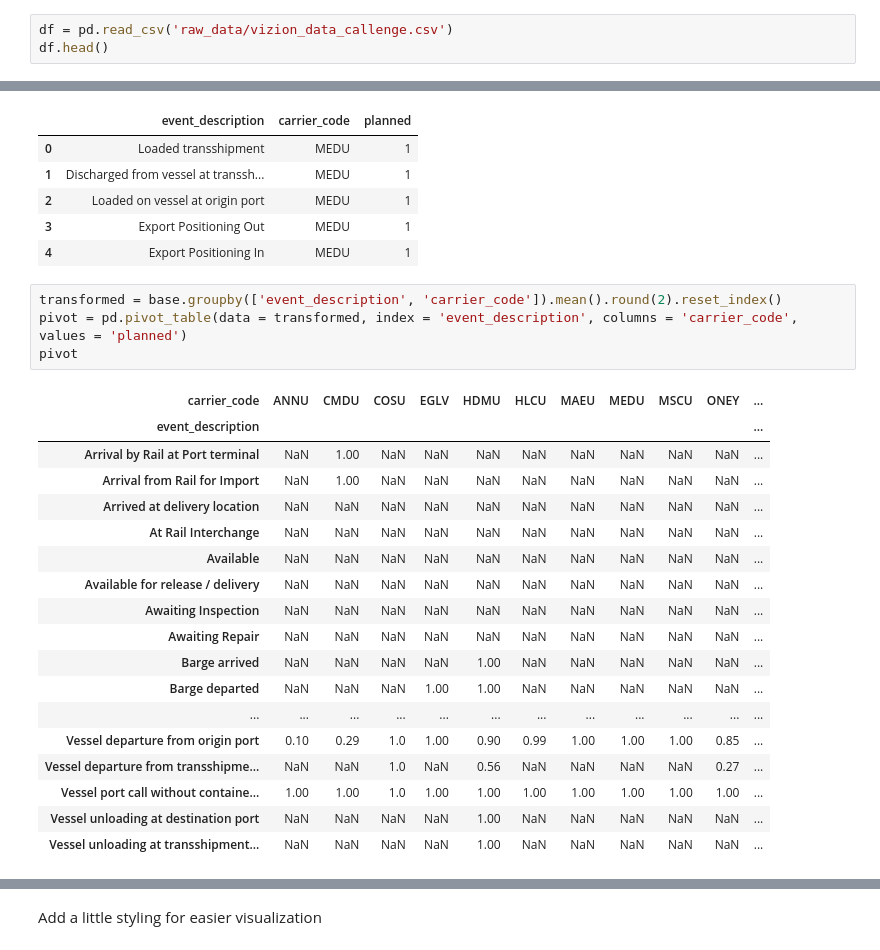
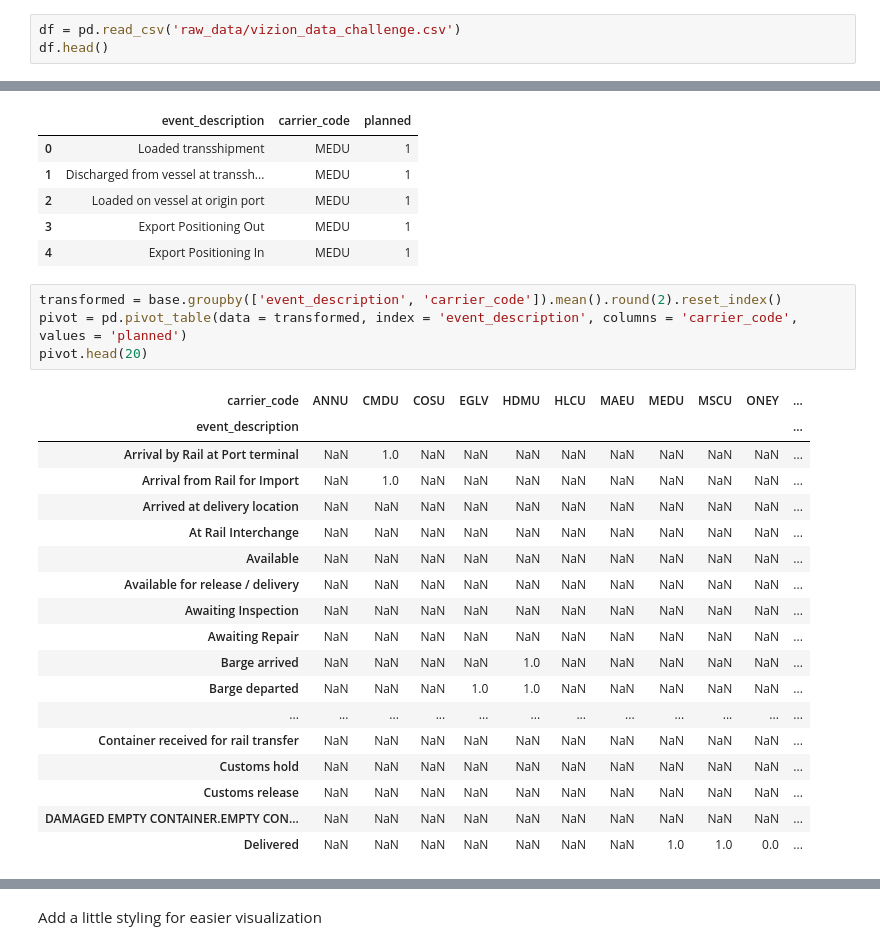
Before and after one commit to kellychin79/challenges, a Jupyter notebook: vizion_data_challenge.ipynb, the cells around one changed output, grey strips where cells are left out. Cells and saved outputs as stored; diff of their text form.

```diff
--- a/vizion_data_challenge.ipynb
+++ b/vizion_data_challenge.ipynb
@@ -10,7 +10,7 @@ The data sample was generated from a larger set of 250+ million rows. Please kee
 
 Note: The actual file is not uploaded becasue it exceeds GitHub's file size limit of 100.00 MB
 # %%
-df = pd.read_csv('raw_data/vizion_data_callenge.csv')
+df = pd.read_csv('raw_data/vizion_data_challenge.csv')
 df.head()
 # %% [output]
 |  | reference_id | reference_update_id | related_vessel | data_updated_at | event_raw_description | ... |
@@ -218,23 +218,23 @@ base.head()
 # %%
 transformed = base.groupby(['event_description', 'carrier_code']).mean().round(2).reset_index()
 pivot = pd.pivot_table(data = transformed, index = 'event_description', columns = 'carrier_code', values = 'planned')
-pivot
+pivot.head(20)
 # %% [output]
 | carrier_code | ANNU | CMDU | COSU | EGLV | HDMU | HLCU | MAEU | MEDU | MSCU | ONEY | ... |
 | event_description |  |  |  |  |  |  |  |  |  |  | ... |
-| Arrival by Rail at Port terminal | NaN | 1.00 | NaN | NaN | NaN | NaN | NaN | NaN | NaN | NaN | ... |
-| Arrival from Rail for Import | NaN | 1.00 | NaN | NaN | NaN | NaN | NaN | NaN | NaN | NaN | ... |
+| Arrival by Rail at Port terminal | NaN | 1.0 | NaN | NaN | NaN | NaN | NaN | NaN | NaN | NaN | ... |
+| Arrival from Rail for Import | NaN | 1.0 | NaN | NaN | NaN | NaN | NaN | NaN | NaN | NaN | ... |
 | Arrived at delivery location | NaN | NaN | NaN | NaN | NaN | NaN | NaN | NaN | NaN | NaN | ... |
 | At Rail Interchange | NaN | NaN | NaN | NaN | NaN | NaN | NaN | NaN | NaN | NaN | ... |
 | Available | NaN | NaN | NaN | NaN | NaN | NaN | NaN | NaN | NaN | NaN | ... |
 | Available for release / delivery | NaN | NaN | NaN | NaN | NaN | NaN | NaN | NaN | NaN | NaN | ... |
 | Awaiting Inspection | NaN | NaN | NaN | NaN | NaN | NaN | NaN | NaN | NaN | NaN | ... |
 | Awaiting Repair | NaN | NaN | NaN | NaN | NaN | NaN | NaN | NaN | NaN | NaN | ... |
-| Barge arrived | NaN | NaN | NaN | NaN | 1.00 | NaN | NaN | NaN | NaN | NaN | ... |
-| Barge departed | NaN | NaN | NaN | 1.00 | 1.00 | NaN | NaN | NaN | NaN | NaN | ... |
+| Barge arrived | NaN | NaN | NaN | NaN | 1.0 | NaN | NaN | NaN | NaN | NaN | ... |
+| Barge departed | NaN | NaN | NaN | 1.0 | 1.0 | NaN | NaN | NaN | NaN | NaN | ... |
 | ... | ... | ... | ... | ... | ... | ... | ... | ... | ... | ... | ... |
-| Vessel departure from origin port | 0.10 | 0.29 | 1.0 | 1.00 | 0.90 | 0.99 | 1.00 | 1.00 | 1.00 | 0.85 | ... |
-| Vessel departure from transshipme... | NaN | NaN | 1.0 | NaN | 0.56 | NaN | NaN | NaN | NaN | 0.27 | ... |
-| Vessel port call without containe... | 1.00 | 1.00 | 1.0 | 1.00 | 1.00 | 1.00 | 1.00 | 1.00 | 1.00 | 1.00 | ... |
-| Vessel unloading at destination port | NaN | NaN | NaN | NaN | 1.00 | NaN | NaN | NaN | NaN | NaN | ... |
-| Vessel unloading at transshipment... | NaN | NaN | NaN | NaN | 1.00 | NaN | NaN | NaN | NaN | NaN | ... |
+| Container received for rail transfer | NaN | NaN | NaN | NaN | NaN | NaN | NaN | NaN | NaN | NaN | ... |
+| Customs hold | NaN | NaN | NaN | NaN | NaN | NaN | NaN | NaN | NaN | NaN | ... |
+| Customs release | NaN | NaN | NaN | NaN | NaN | NaN | NaN | NaN | NaN | NaN | ... |
+| DAMAGED EMPTY CONTAINER.EMPTY CON... | NaN | NaN | NaN | NaN | NaN | NaN | NaN | NaN | NaN | NaN | ... |
+| Delivered | NaN | NaN | NaN | NaN | NaN | NaN | NaN | 1.0 | 1.0 | 0.0 | ... |
```
Also changed, not shown: parts of 4 cells of this notebook, 1 other file.
